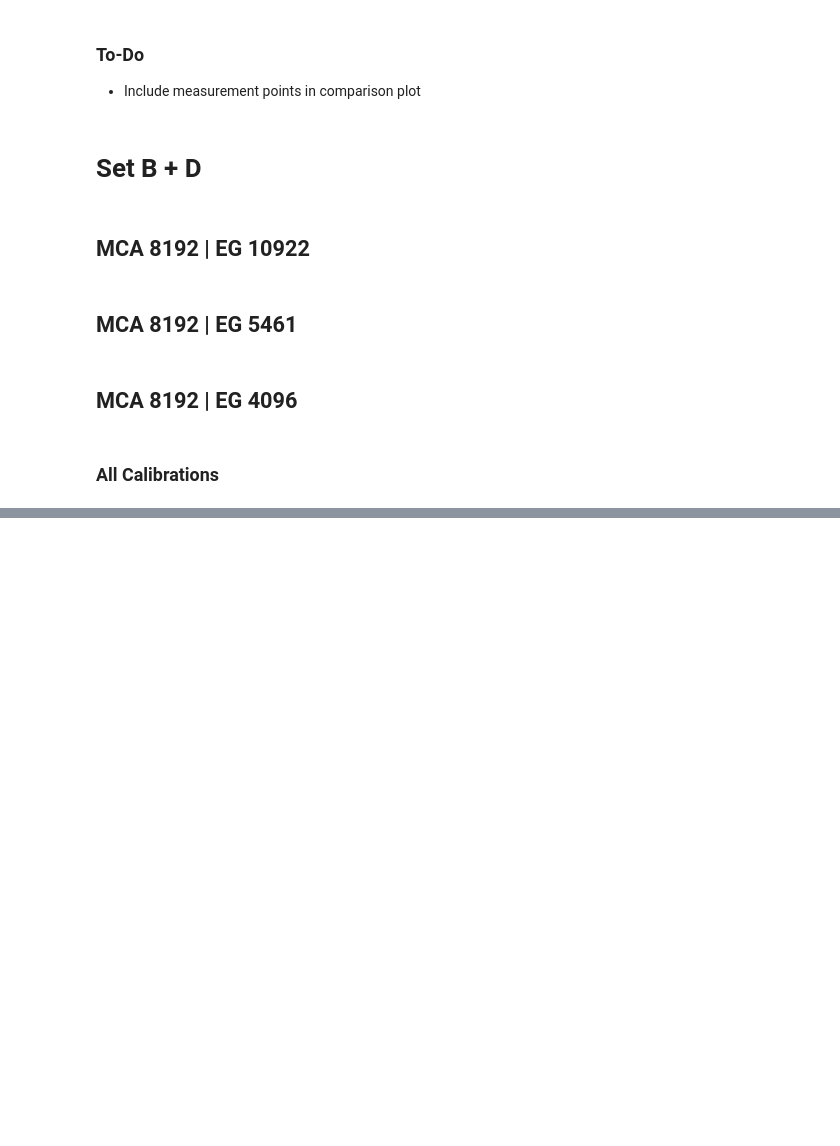
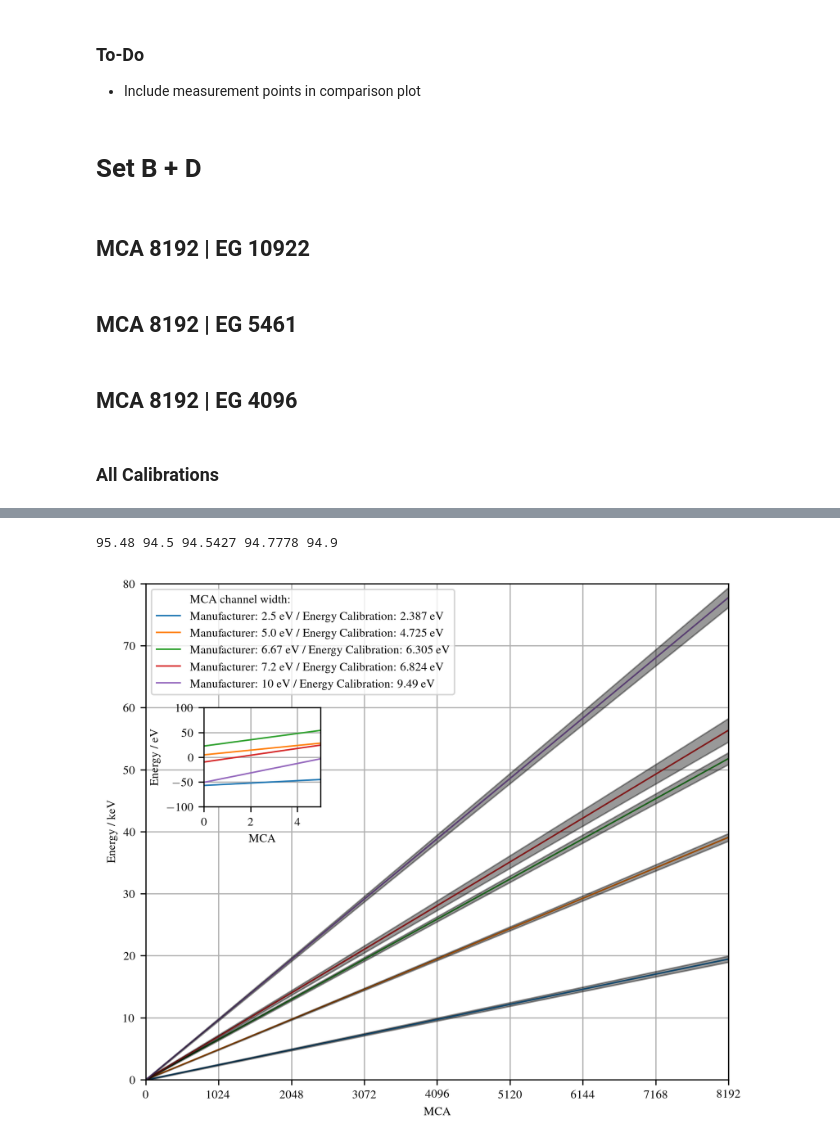
Before and after one commit to SirPhoenix007/IBA-Bonn, a Jupyter notebook: Study_2602_PIXEDetector/PIXE_EnergyCal.ipynb, the cells around one changed output, grey strips where cells are left out. Saved outputs shown, nothing was run; the diff lists cells and outputs as text; code cells hidden in the pictures; blank space fills up the shorter version.

```diff
--- a/Study_2602_PIXEDetector/PIXE_EnergyCal.ipynb
+++ b/Study_2602_PIXEDetector/PIXE_EnergyCal.ipynb
@@ -1101,0 +1170,6 @@ energy_data = {'1':{'MCA':8192,
+# %%
+print(round(100*(2.387/2.5),4),round(100*(4.725/5),4),round(100*(6.306/6.67),4),round(100*(6.824/7.2),4),round(100*(9.49/10),4))
+EnergyCal_Overview_BD(energy_data)
+# %% [output]
+95.48 94.5 94.5427 94.7778 94.9
+[figure, added]
```
Also changed, not shown: parts of 4 cells of this notebook, 40 other files.
